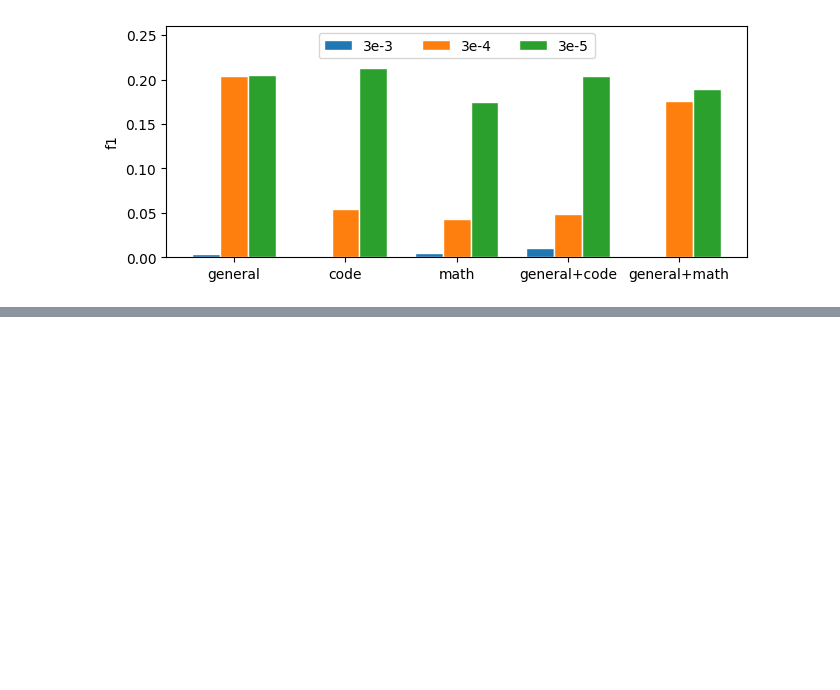
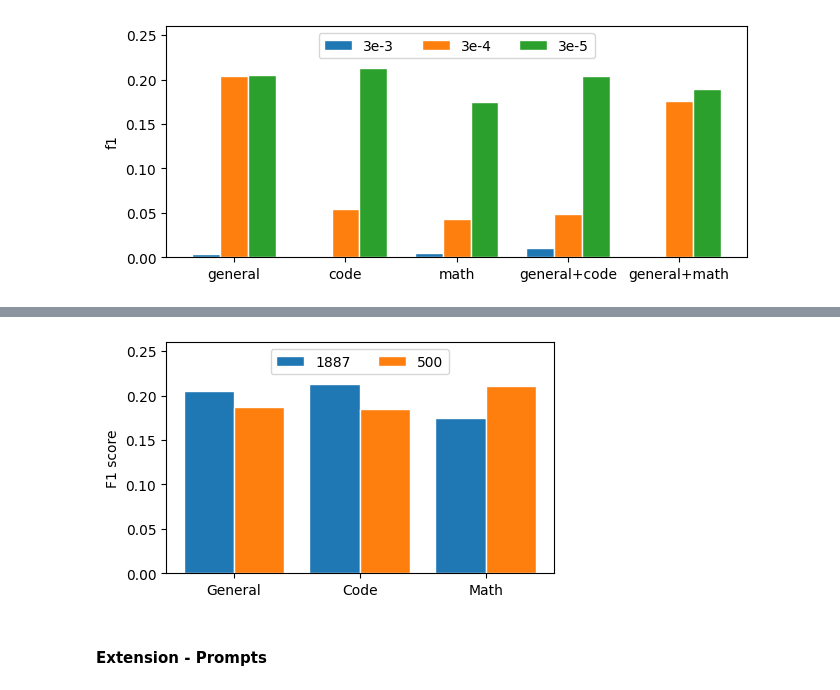
Before and after one commit to Kimberly97llp/NLP_research, a Jupyter notebook: evaluation.ipynb, the cells around one changed output, grey strips where cells are left out. Cells and saved outputs as stored; diff of their text form; code cells hidden in the pictures; blank space fills up the shorter version.

```diff
--- a/evaluation.ipynb
+++ b/evaluation.ipynb
@@ -420,0 +600,18 @@ plt.show()
+# %%
+fig = plt.figure(figsize=(5, 3))
+
+plt.bar(r1, f1_by_model_and_size["1887"], width=barWidth, edgecolor='white', label='1887')
+plt.bar(r2, f1_by_model_and_size["500"], width=barWidth, edgecolor='white', label='500')
+
+plt.ylabel('F1 score')
+plt.ylim(0, 0.26)
+plt.xlabel('')
+plt.xticks([r + barWidth for r in range(len(model_names))], model_names_on_plot)
+plt.legend(loc='upper center', ncol=3)
+
+plt.savefig(f"./results/eval/plots/f1_size.png")
+plt.show()
+# %% [output]
+[figure, added]
+# %% [markdown]
+#### Extension - Prompts
```
Also changed, not shown: parts of 29 cells of this notebook, 11 other files.
